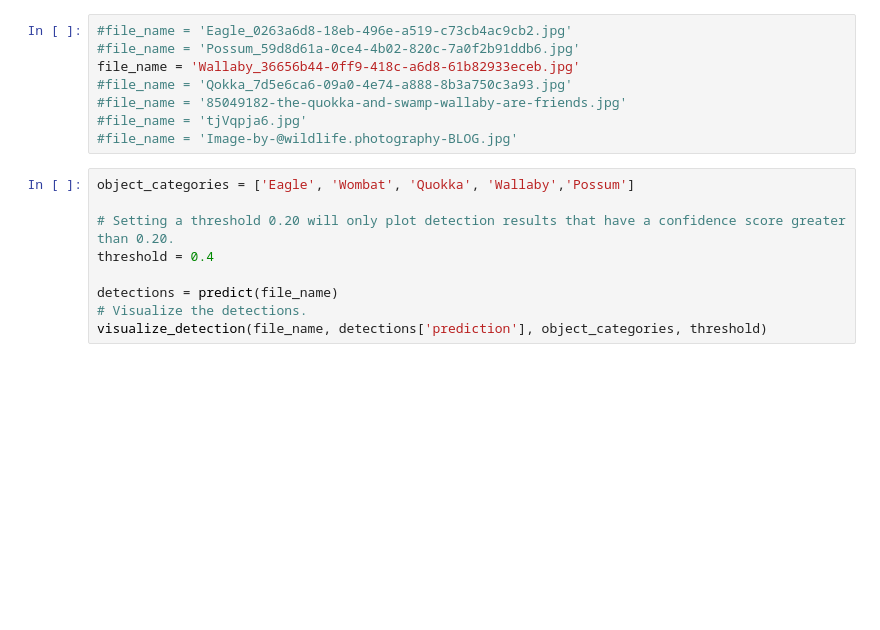
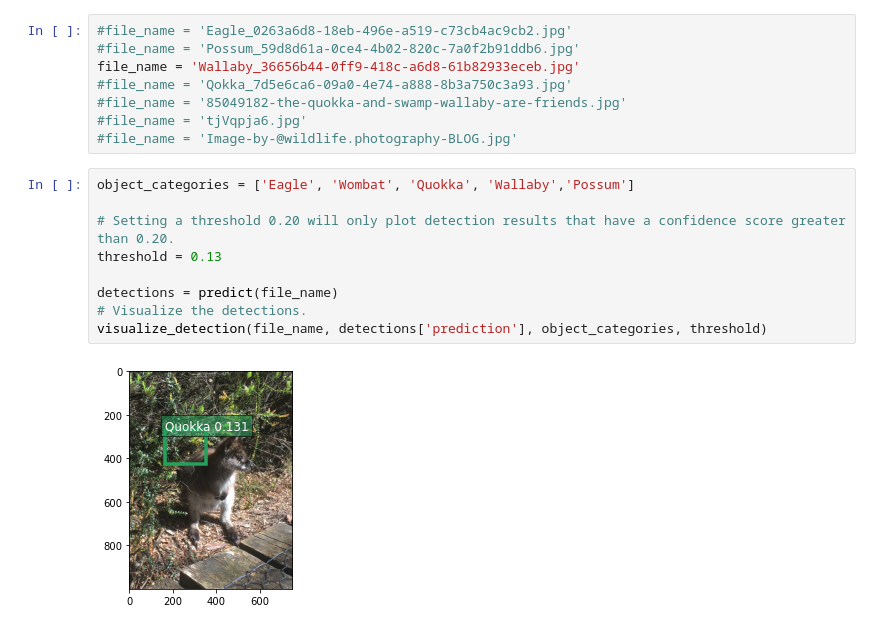
Before and after one commit to tash-f/species-object-detection-sagemaker, a Jupyter notebook: species_detection_001.ipynb, the cells around one changed output. Drawn from its saved outputs; the diff is of its cells as text; blank space fills up the shorter version.

```diff
--- a/species_detection_001.ipynb
+++ b/species_detection_001.ipynb
@@ -449,9 +467,11 @@ file_name = 'Wallaby_36656b44-0ff9-418c-a6d8-61b82933eceb.jpg'
 # %%
 object_categories = ['Eagle', 'Wombat', 'Quokka', 'Wallaby','Possum']
 
 # Setting a threshold 0.20 will only plot detection results that have a confidence score greater than 0.20.
-threshold = 0.4
+threshold = 0.13
 
 detections = predict(file_name)
 # Visualize the detections.
 visualize_detection(file_name, detections['prediction'], object_categories, threshold)
+# %% [output]
+[figure, added]
```
Also changed, not shown: parts of 9 cells of this notebook.
